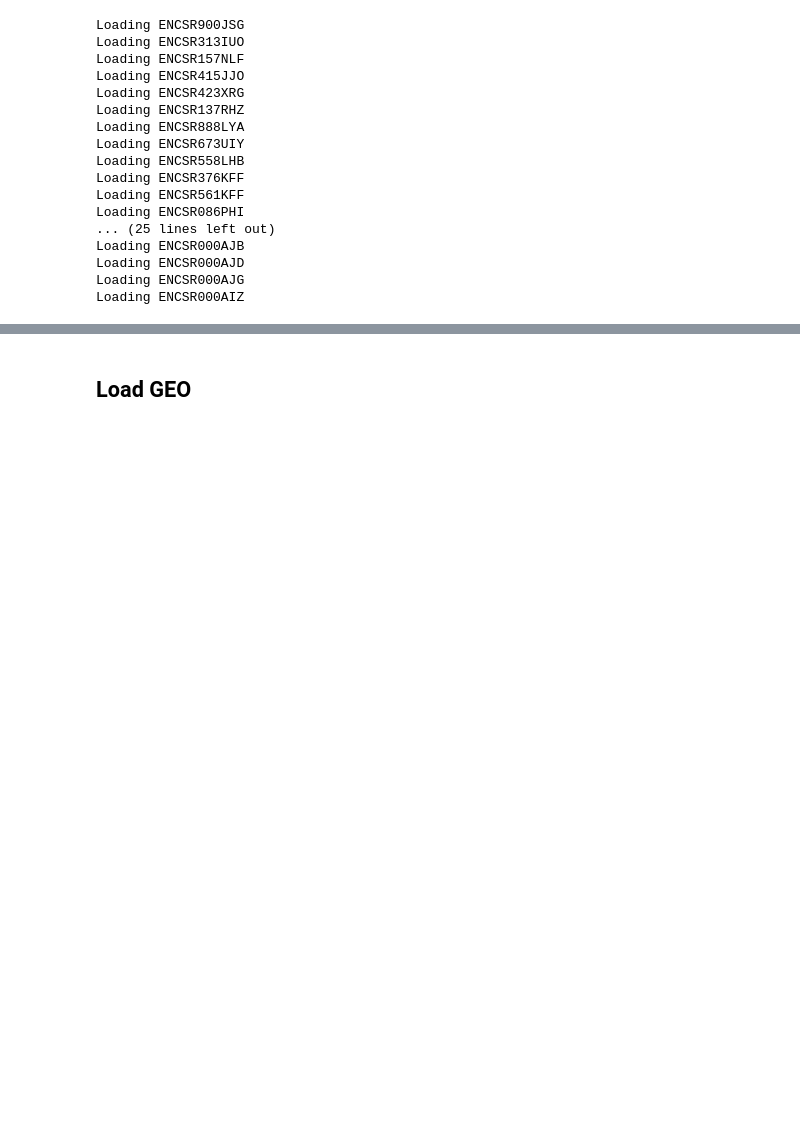
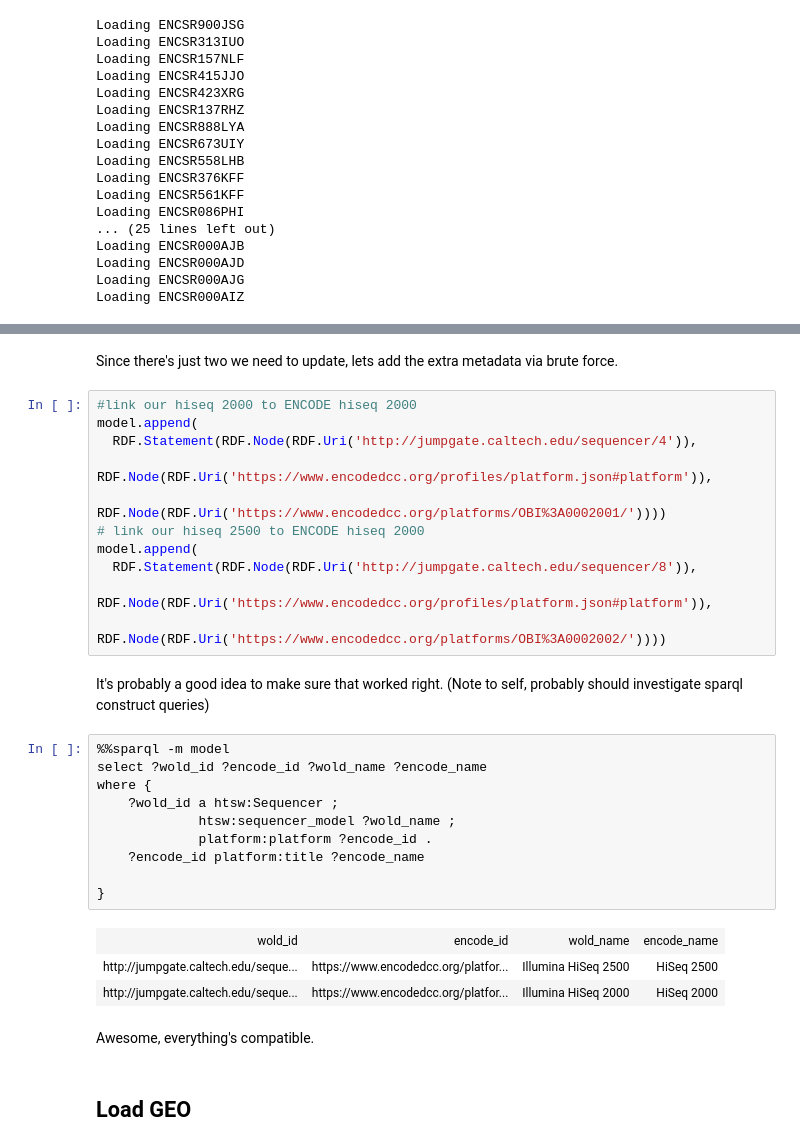
Before and after one commit to detrout/encode3-curation, a Jupyter notebook: single-cell-gm12878-and-brain-preparation.ipynb, the cells around one changed output, grey strips where cells are left out. Saved outputs shown, nothing was run; the diff lists cells and outputs as text; blank space fills up the shorter version.

```diff
--- a/single-cell-gm12878-and-brain-preparation.ipynb
+++ b/single-cell-gm12878-and-brain-preparation.ipynb
@@ -180,3 +226,34 @@ Loading ENCSR000AIZ
+# %% [markdown]
+Since there's just two we need to update, lets add the extra metadata via brute force.
+# %%
+#link our hiseq 2000 to ENCODE hiseq 2000
+model.append(
+  RDF.Statement(RDF.Node(RDF.Uri('http://jumpgate.caltech.edu/sequencer/4')),
+                RDF.Node(RDF.Uri('https://www.encodedcc.org/profiles/platform.json#platform')),
+                RDF.Node(RDF.Uri('https://www.encodedcc.org/platforms/OBI%3A0002001/'))))
+# link our hiseq 2500 to ENCODE hiseq 2000
+model.append(
+  RDF.Statement(RDF.Node(RDF.Uri('http://jumpgate.caltech.edu/sequencer/8')),
+                RDF.Node(RDF.Uri('https://www.encodedcc.org/profiles/platform.json#platform')),
+                RDF.Node(RDF.Uri('https://www.encodedcc.org/platforms/OBI%3A0002002/'))))
+# %% [markdown]
+It's probably a good idea to make sure that worked right. (Note to self, probably should investigate sparql construct queries)
+# %%
+%%sparql -m model
+select ?wold_id ?encode_id ?wold_name ?encode_name
+where {
+    ?wold_id a htsw:Sequencer ;
+             htsw:sequencer_model ?wold_name ;
+             platform:platform ?encode_id .
+    ?encode_id platform:title ?encode_name
+
+}
+# %% [output]
+| wold_id | encode_id | wold_name | encode_name |
+| http://jumpgate.caltech.edu/seque... | https://www.encodedcc.org/platfor... | Illumina HiSeq 2500 | HiSeq 2500 |
+| http://jumpgate.caltech.edu/seque... | https://www.encodedcc.org/platfor... | Illumina HiSeq 2000 | HiSeq 2000 |
+# %% [markdown]
+Awesome, everything's compatible.
 # %% [markdown]
 ## Load GEO
 # %% [markdown]
```
Also changed, not shown: parts of 14 cells of this notebook.
